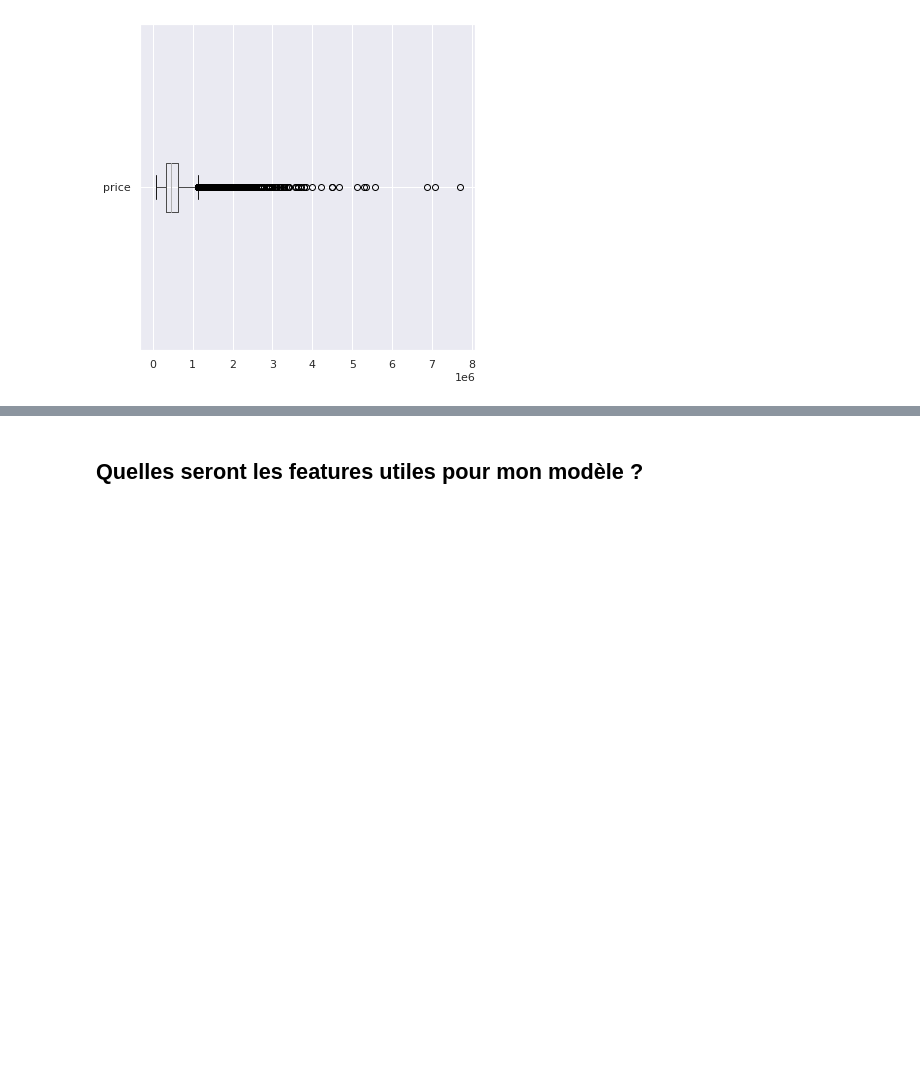
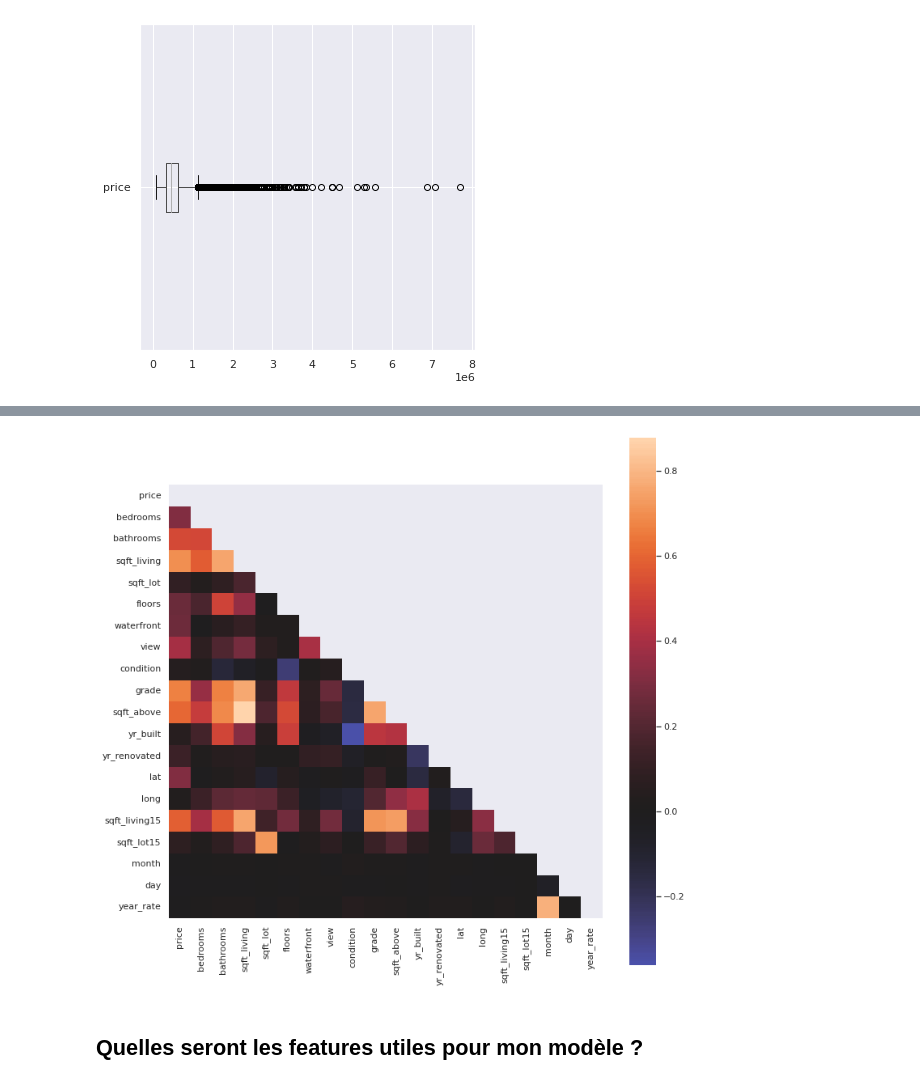
Before and after one commit to NinaNusb/Prediction_prix_maisons, a Jupyter notebook: data_cleaning_analysis.ipynb, the cells around one changed output, grey strips where cells are left out. Drawn from its saved outputs; the diff is of its cells as text; code cells hidden in the pictures; blank space fills up the shorter version.

```diff
--- a/data_cleaning_analysis.ipynb
+++ b/data_cleaning_analysis.ipynb
@@ -826,0 +832,2 @@ plt.show()
+# %%
+corr = df_house.corr()
@@ -827,3 +844,13 @@ plt.show()
+# %%
+mask = np.zeros_like(corr)
+mask[np.triu_indices_from(mask)] = True
+# %%
+fig, ax = plt.subplots()
+fig.set_size_inches(12,12)
+sns.heatmap(corr, mask=mask, center = 0, square =True, ax = ax, annot=False)
+plt.show()
+# %% [output]
+[figure, added]
 # %% [markdown]
 ## Quelles seront les features utiles pour mon modèle ?
 # %%
```
Also changed, not shown: parts of 8 cells of this notebook, 3 other files.
